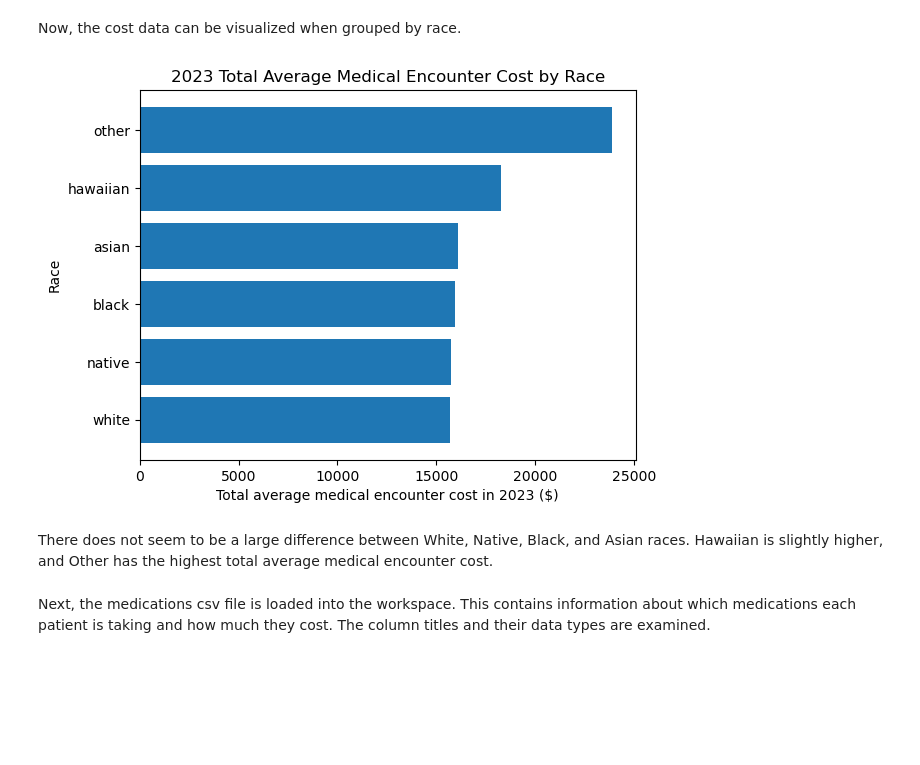
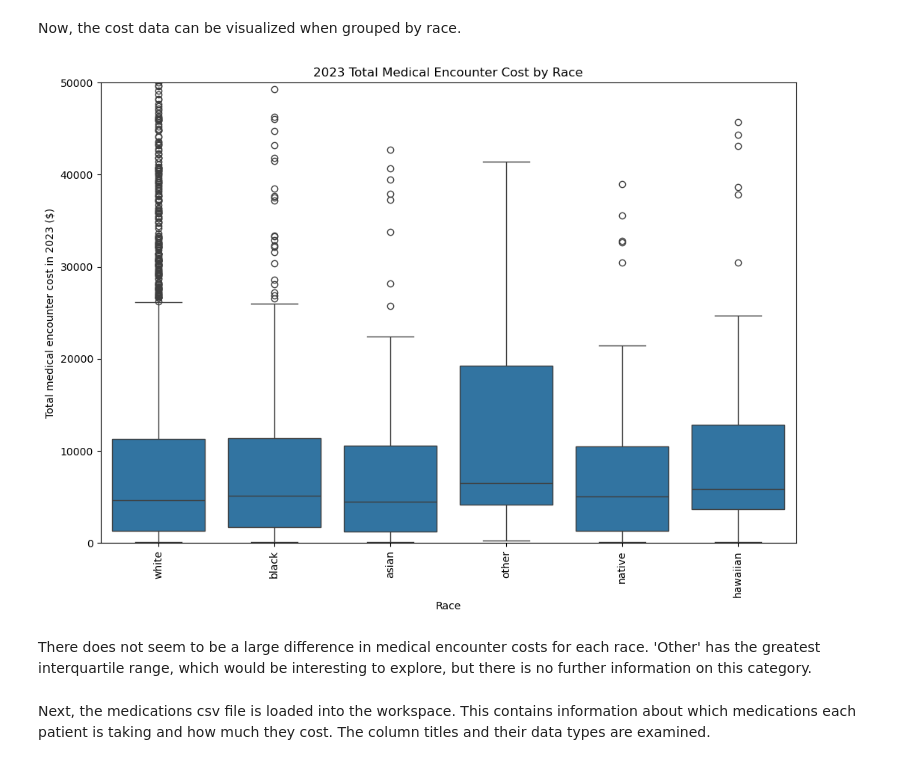
Before and after one commit to dianakulawiec/Synthea-Capstone-Project, a Jupyter notebook: source/Synthea_data_wrangling.ipynb, the cells around one changed output. Drawn from its saved outputs; the diff is of its cells as text; code cells hidden in the pictures; blank space fills up the shorter version.

Commit message:
Updated graphs and some data cleaning steps

```diff
--- a/source/Synthea_data_wrangling.ipynb
+++ b/source/Synthea_data_wrangling.ipynb
@@ -318,18 +329,18 @@ As expected, the data is very right skewed with many high outliers. Women tend t
 # %% [markdown]
 Now, the cost data can be visualized when grouped by race.
 # %%
-race_cost_mean = df.groupby('RACE')['encounters_cost'].mean()
-race_cost_mean = race_cost_mean.reset_index().sort_values(by = 'encounters_cost')
-fig, ax = plt.subplots()
-ax.barh(race_cost_mean['RACE'], race_cost_mean['encounters_cost'])
-ax.set_title('2023 Total Average Medical Encounter Cost by Race')
-ax.set_xlabel('Total average medical encounter cost in 2023 ($)')
-ax.set_ylabel('Race')
+plt.subplots(figsize = (12, 8))
+sns.boxplot(x = 'RACE', y = 'encounters_cost', data = df)
+plt.xticks(rotation='vertical')
+plt.ylim(0, 50000)
+plt.title('2023 Total Medical Encounter Cost by Race')
+plt.ylabel('Total medical encounter cost in 2023 ($)')
+plt.xlabel('Race');
 plt.show()
 # %% [output]
-[figure, old version]
+[figure, new version]
 # %% [markdown]
-There does not seem to be a large difference between White, Native, Black, and Asian races. Hawaiian is slightly higher, and Other has the highest total average medical encounter cost.
+There does not seem to be a large difference in medical encounter costs for each race. 'Other' has the greatest interquartile range, which would be interesting to explore, but there is no further information on this category.
 # %% [markdown]
 Next, the medications csv file is loaded into the workspace. This contains information about which medications each patient is taking and how much they cost. The column titles and their data types are examined.
 # %%
```
Also changed, not shown: parts of 9 cells of this notebook, 1 other file.
